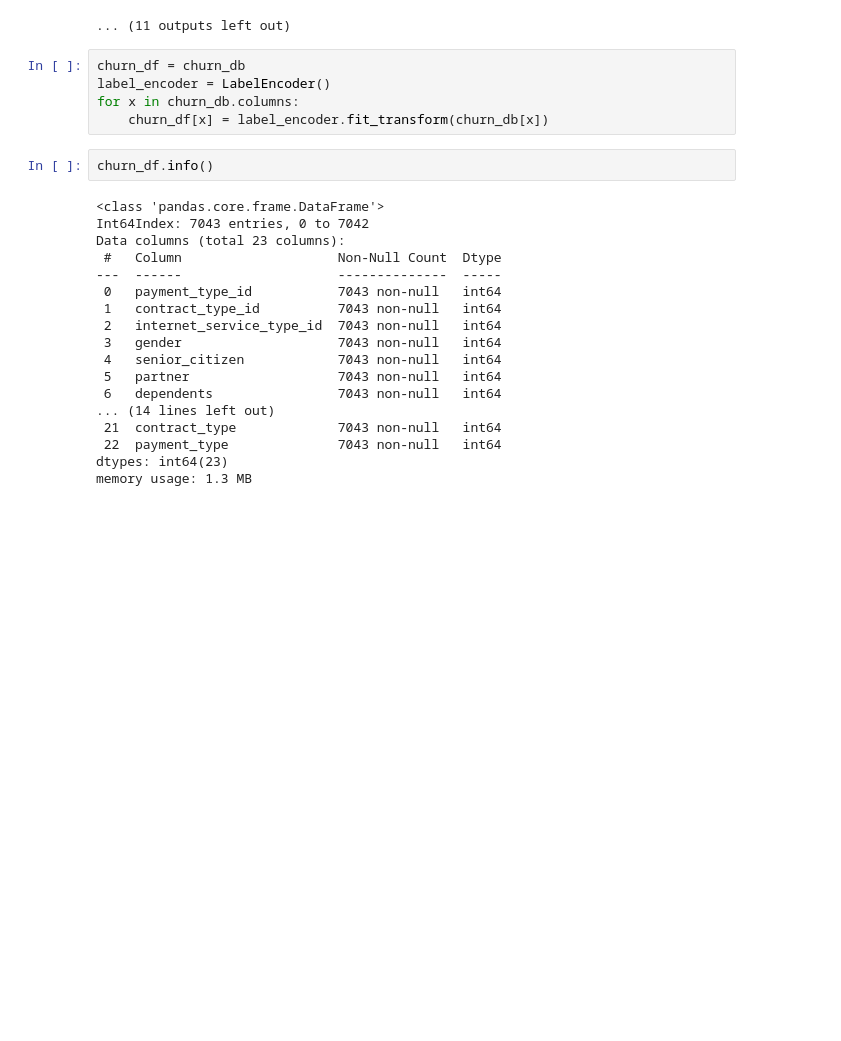
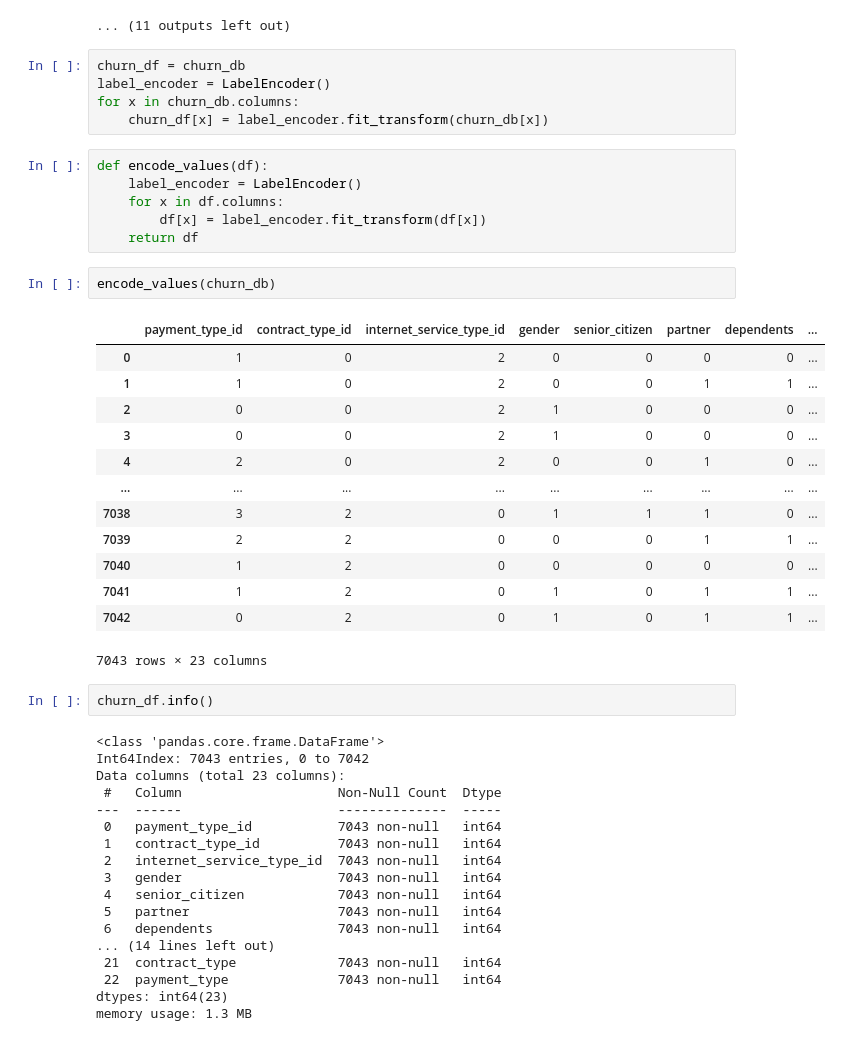
Before and after one commit to parkervoit/telco-classification-project, a Jupyter notebook: telco_workbook.ipynb, the cells around one changed output. Drawn from its saved outputs; the diff is of its cells as text; blank space fills up the shorter version.

```diff
--- a/telco_workbook.ipynb
+++ b/telco_workbook.ipynb
@@ -129,6 +147,28 @@ churn_df = churn_db
 label_encoder = LabelEncoder()
 for x in churn_db.columns:
     churn_df[x] = label_encoder.fit_transform(churn_db[x])
+# %%
+def encode_values(df):
+    label_encoder = LabelEncoder()
+    for x in df.columns:
+        df[x] = label_encoder.fit_transform(df[x])
+    return df
+# %%
+encode_values(churn_db)
+# %% [output]
+|  | payment_type_id | contract_type_id | internet_service_type_id | gender | senior_citizen | partner | dependents | ... |
+| 0 | 1 | 0 | 2 | 0 | 0 | 0 | 0 | ... |
+| 1 | 1 | 0 | 2 | 0 | 0 | 1 | 1 | ... |
+| 2 | 0 | 0 | 2 | 1 | 0 | 0 | 0 | ... |
+| 3 | 0 | 0 | 2 | 1 | 0 | 0 | 0 | ... |
+| 4 | 2 | 0 | 2 | 0 | 0 | 1 | 0 | ... |
+| ... | ... | ... | ... | ... | ... | ... | ... | ... |
+| 7038 | 3 | 2 | 0 | 1 | 1 | 1 | 0 | ... |
+| 7039 | 2 | 2 | 0 | 0 | 0 | 1 | 1 | ... |
+| 7040 | 1 | 2 | 0 | 0 | 0 | 0 | 0 | ... |
+| 7041 | 1 | 2 | 0 | 1 | 0 | 1 | 1 | ... |
+| 7042 | 0 | 2 | 0 | 1 | 0 | 1 | 1 | ... |
+7043 rows × 23 columns
 # %%
 churn_df.info()
 # %% [output]
```
Also changed, not shown: parts of 29 cells of this notebook, 1 other file.
